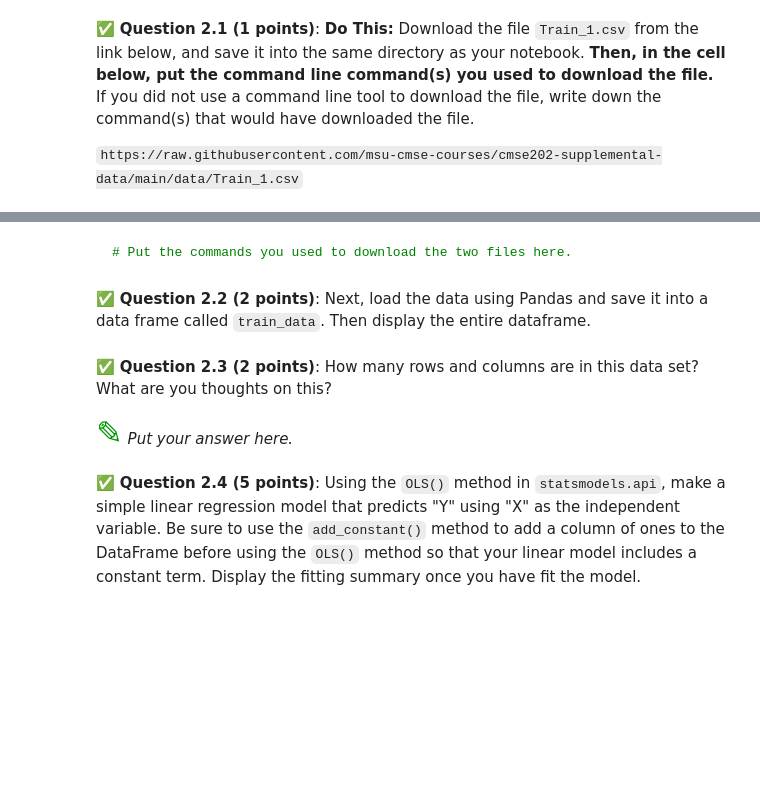
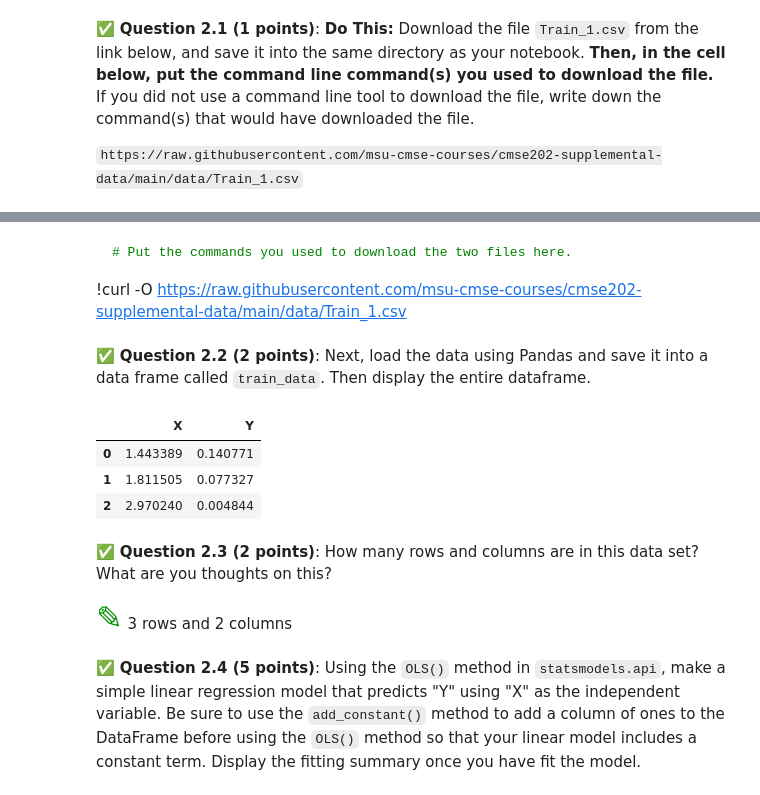
Before and after one commit to kirtanet/CMSE202-f25-turnin, a Jupyter notebook: hw-03/Homework 3.ipynb, the cells around one changed output, grey strips where cells are left out. Cells and saved outputs as stored; diff of their text form; code cells hidden in the pictures; blank space fills up the shorter version.

````diff
--- a/hw-03/Homework 3.ipynb
+++ b/hw-03/Homework 3.ipynb
@@ -107,13 +118,21 @@ In this part, we'll perform some one-variable linear regression analysis on the
 ``` bash
 # Put the commands you used to download the two files here.
 ```
+!curl -O https://raw.githubusercontent.com/msu-cmse-courses/cmse202-supplemental-data/main/data/Train_1.csv
 # %% [markdown]
 &#9989;  **Question 2.2 (2 points)**: Next, load the data using Pandas and save it into a data frame called `train_data`. Then display the entire dataframe.
 # %%
 # Put your code here
+train_data = pd.read_csv("Train_1.csv")
+train_data
+# %% [output]
+|  | X | Y |
+| 0 | 1.443389 | 0.140771 |
+| 1 | 1.811505 | 0.077327 |
+| 2 | 2.970240 | 0.004844 |
 # %% [markdown]
 &#9989;  **Question 2.3 (2 points)**: How many rows and columns are in this data set? What are you thoughts on this?
 # %% [markdown]
-<font size=6 color="#009600">&#9998;</font> _Put your answer here._
+<font size=6 color="#009600">&#9998;</font> 3 rows and 2 columns
 # %% [markdown]
  &#9989; **Question 2.4 (5 points)**: Using the `OLS()` method in `statsmodels.api`, make a simple linear regression model that predicts "Y" using "X" as the independent variable. Be sure to use the `add_constant()` method to add a column of ones to the DataFrame before using the `OLS()` method so that your linear model includes a constant term. Display the fitting summary once you have fit the model.
````
Also changed, not shown: parts of 15 cells of this notebook, 2 other files.
